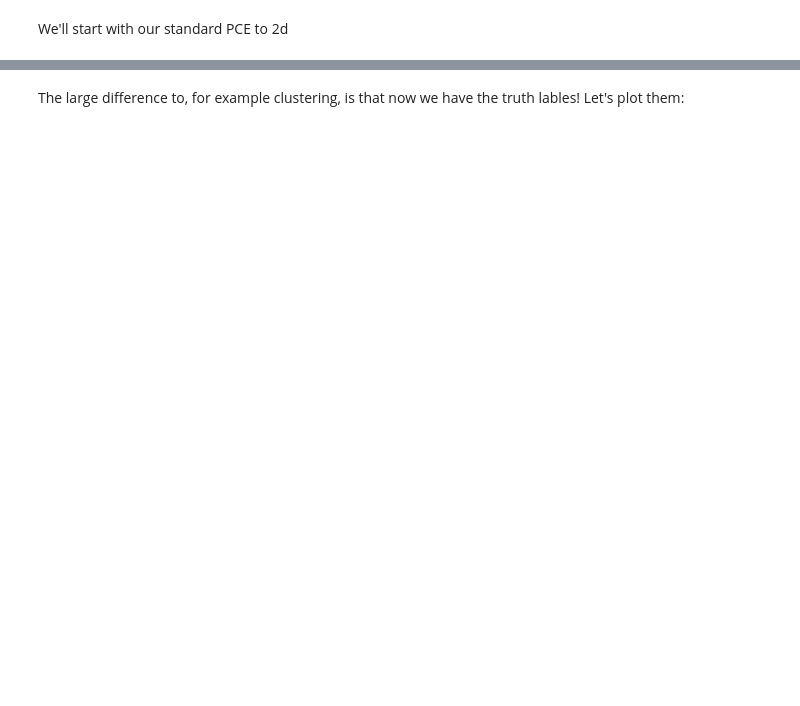
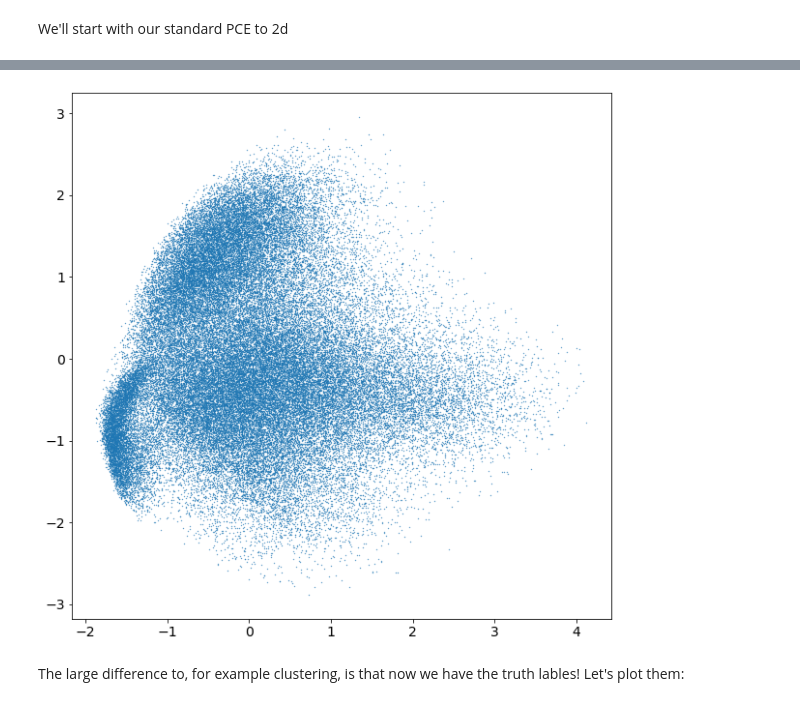
Before and after one commit to philippeller/Teaching, a Jupyter notebook: classification.ipynb, the cells around one changed output, grey strips where cells are left out. Saved outputs shown, nothing was run; the diff lists cells and outputs as text; code cells hidden in the pictures; blank space fills up the shorter version.

```diff
--- a/classification.ipynb
+++ b/classification.ipynb
@@ -30,10 +42,7 @@ We'll start with our standard PCE to 2d
 # %%
-p = PCA(n_components=2)
-p.fit_transform(X)
-reduced_data = p.transform(X)
-digits_rec = p.inverse_transform(reduced_data) #+ mean
-
-plt_data = plt.scatter(reduced_data[:, 0], reduced_data[:, 1], s=0.1, cmap=plt.cm.get_cmap('Spectral', 10))
+plt_data = plt.scatter(X[:, 0], X[:, 1], s=0.1, cmap=plt.cm.get_cmap('Spectral', 10))
+# %% [output]
+[figure, added]
 # %% [markdown]
 The large difference to, for example clustering, is that now we have the truth lables! Let's plot them:
 # %%
```
Also changed, not shown: parts of 88 cells of this notebook, 9 other files.
